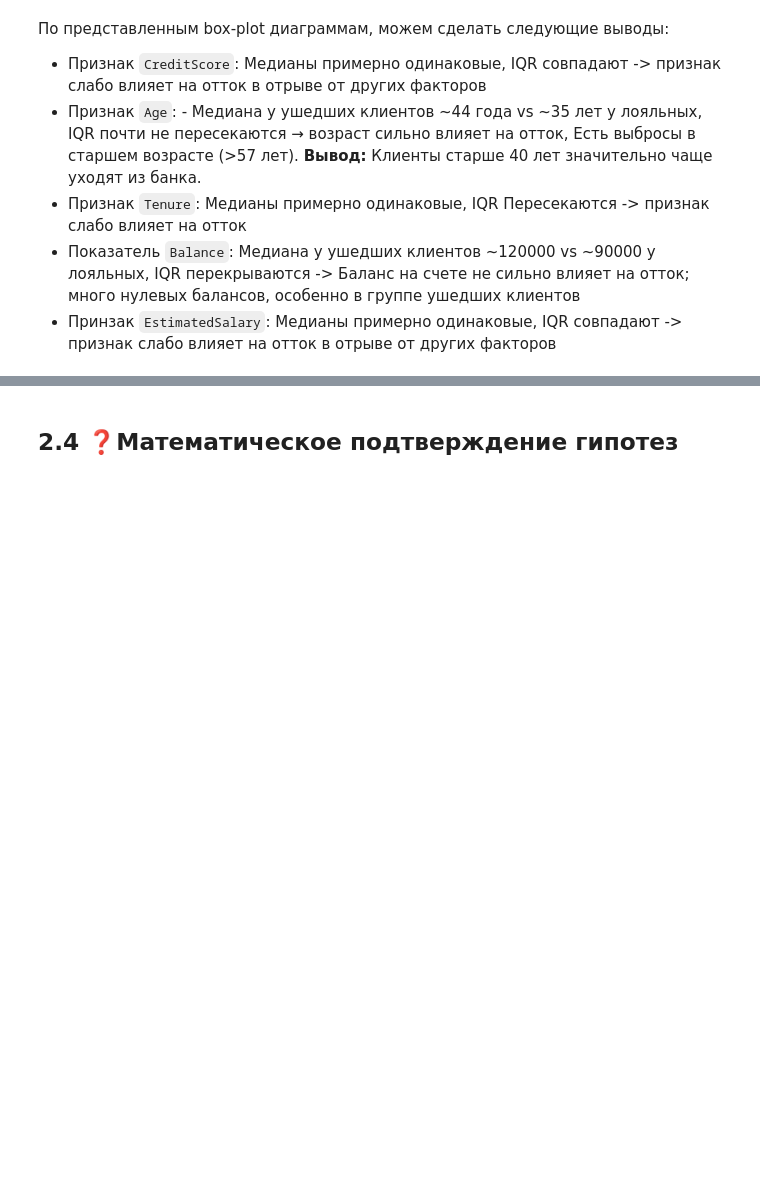
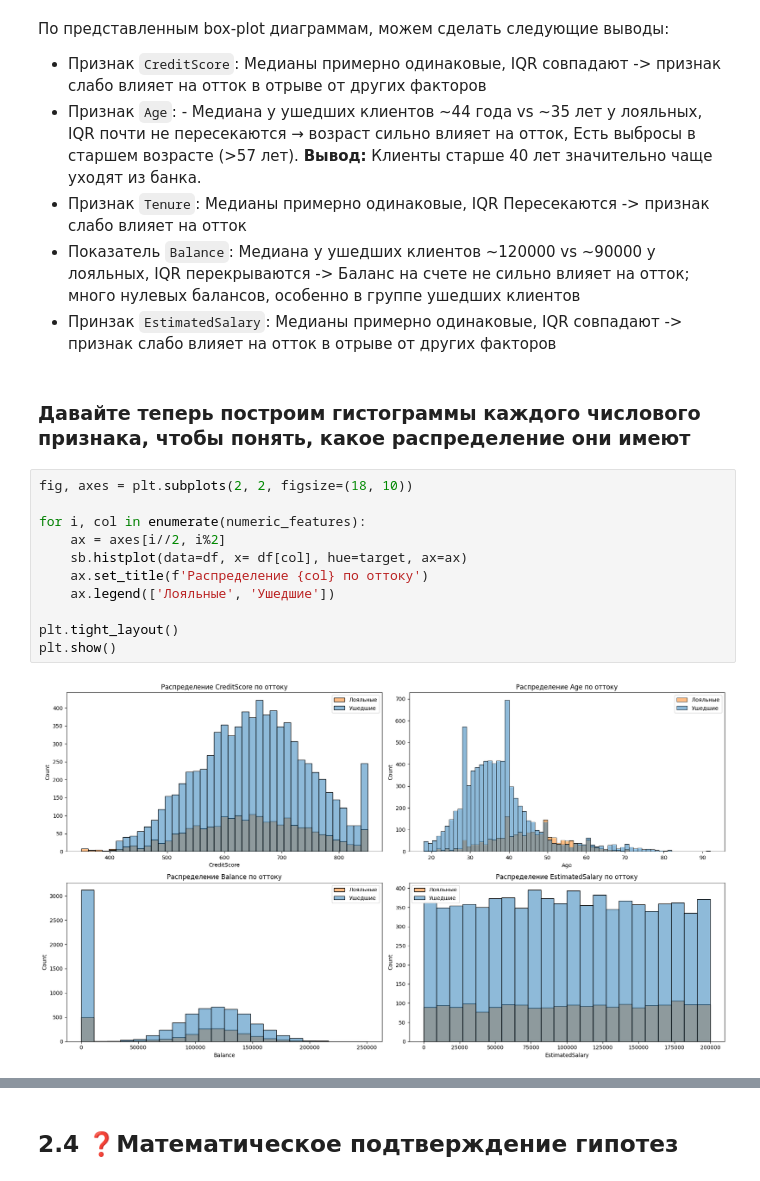
Before and after one commit to KiriLLchik07/Bank-Customer-Churn-Prediction, a Jupyter notebook: notebooks/02_eda_analysis.ipynb, the cells around one changed output, grey strips where cells are left out. Drawn from its saved outputs; the diff is of its cells as text; blank space fills up the shorter version.

```diff
--- a/notebooks/02_eda_analysis.ipynb
+++ b/notebooks/02_eda_analysis.ipynb
@@ -140,3 +141,18 @@ plt.show()
 - Признак `Tenure`: Медианы примерно одинаковые, IQR Пересекаются -> признак слабо влияет на отток
 - Показатель `Balance`: Медиана у ушедших клиентов ~120000 vs ~90000 у лояльных, IQR перекрываются -> Баланс на счете не сильно влияет на отток; много нулевых балансов, особенно в группе ушедших клиентов
 - Принзак `EstimatedSalary`: Медианы примерно одинаковые, IQR совпадают -> признак слабо влияет на отток в отрыве от других факторов
+# %% [markdown]
+### Давайте теперь построим гистограммы каждого числового признака, чтобы понять, какое распределение они имеют
+# %%
+fig, axes = plt.subplots(2, 2, figsize=(18, 10))
+
+for i, col in enumerate(numeric_features):
+    ax = axes[i//2, i%2]
+    sb.histplot(data=df, x= df[col], hue=target, ax=ax)
+    ax.set_title(f'Распределение {col} по оттоку')
+    ax.legend(['Лояльные', 'Ушедшие'])
+
+plt.tight_layout()
+plt.show()
+# %% [output]
+[figure, added]
```
Also changed, not shown: parts of 23 cells of this notebook.
